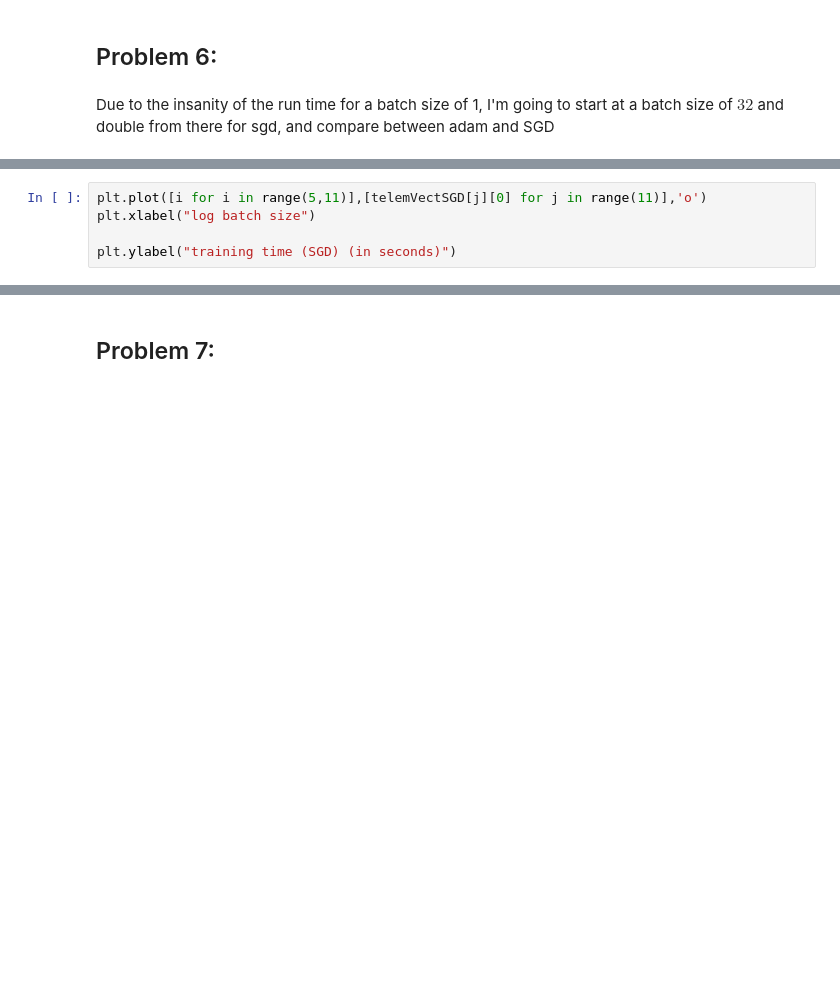
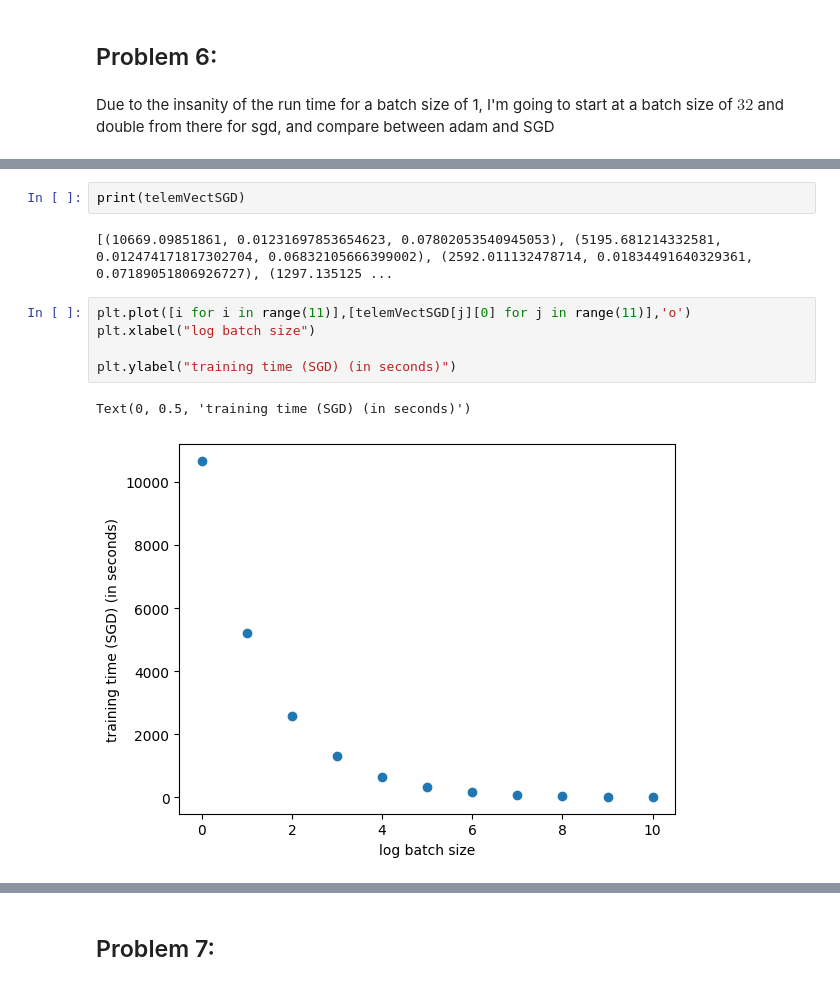
Before and after one commit to donky1135/mathLatexHW, a Jupyter notebook: deepLearning/hw2/hw2.ipynb, the cells around one changed output, grey strips where cells are left out. Drawn from its saved outputs; the diff is of its cells as text; blank space fills up the shorter version.

```diff
--- a/deepLearning/hw2/hw2.ipynb
+++ b/deepLearning/hw2/hw2.ipynb
@@ -547,8 +562,15 @@ epochs: 2 total Loss over Batches: 9769.894982326456 test loss: 0.23303112387657
+# %%
+print(telemVectSGD)
+# %% [output]
+[(10669.09851861, 0.01231697853654623, 0.07802053540945053), (5195.681214332581, 0.012474171817302704, 0.06832105666399002), (2592.011132478714, 0.01834491640329361, 0.07189051806926727), (1297.135125 ...
 # %%
-plt.plot([i for i in range(5,11)],[telemVectSGD[j][0] for j in range(11)],'o')
+plt.plot([i for i in range(11)],[telemVectSGD[j][0] for j in range(11)],'o')
 plt.xlabel("log batch size")
 
 plt.ylabel("training time (SGD) (in seconds)")
+# %% [output]
+Text(0, 0.5, 'training time (SGD) (in seconds)')
+[figure, added]
 # %%
 plt.plot([telemVectSGD[j][0] for j in range(11)],[telemVectSGD[j][1] for j in range(11)],'o')
 plt.xlabel("training time")
```
Also changed, not shown: parts of 12 cells of this notebook, 1 other file.
